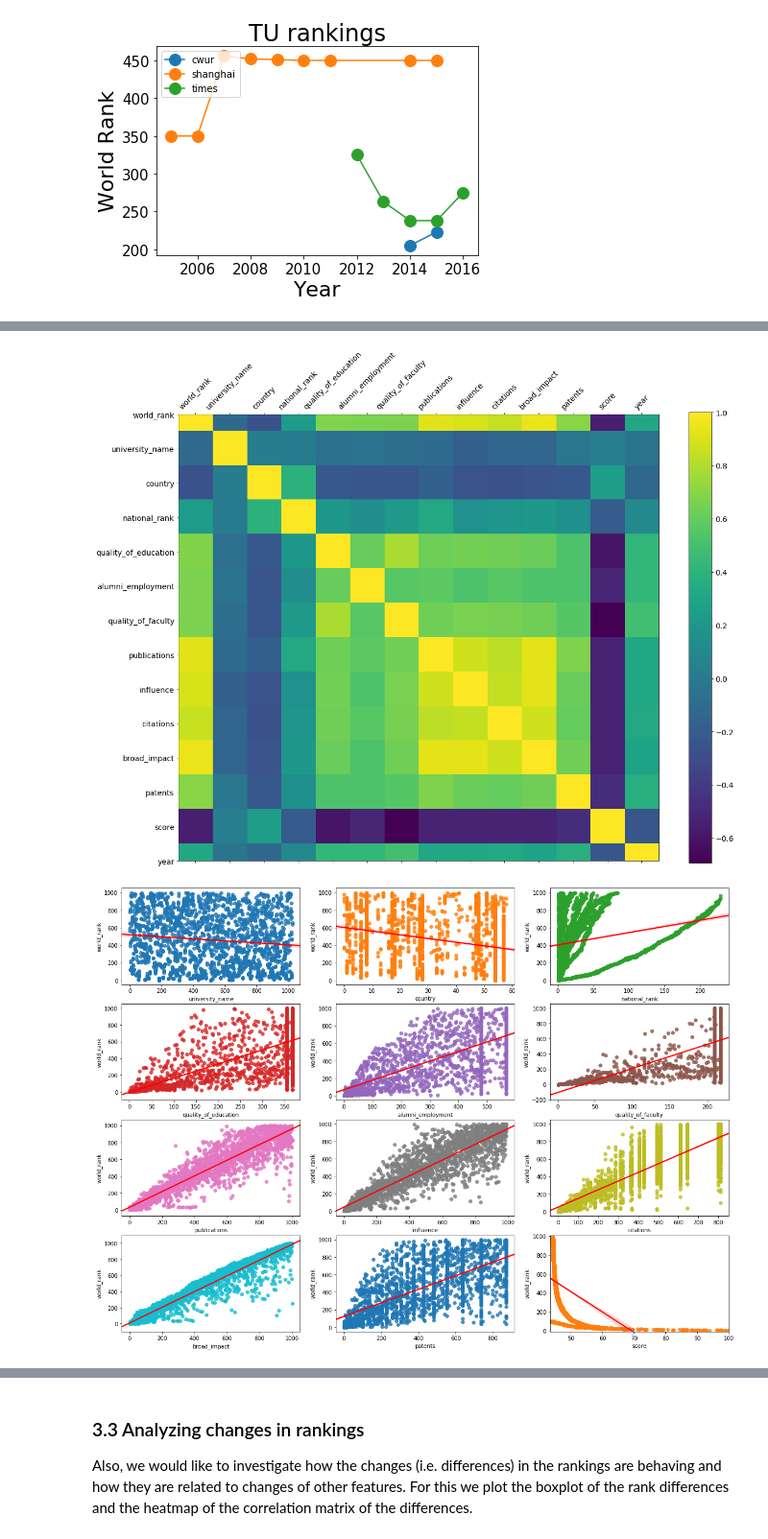
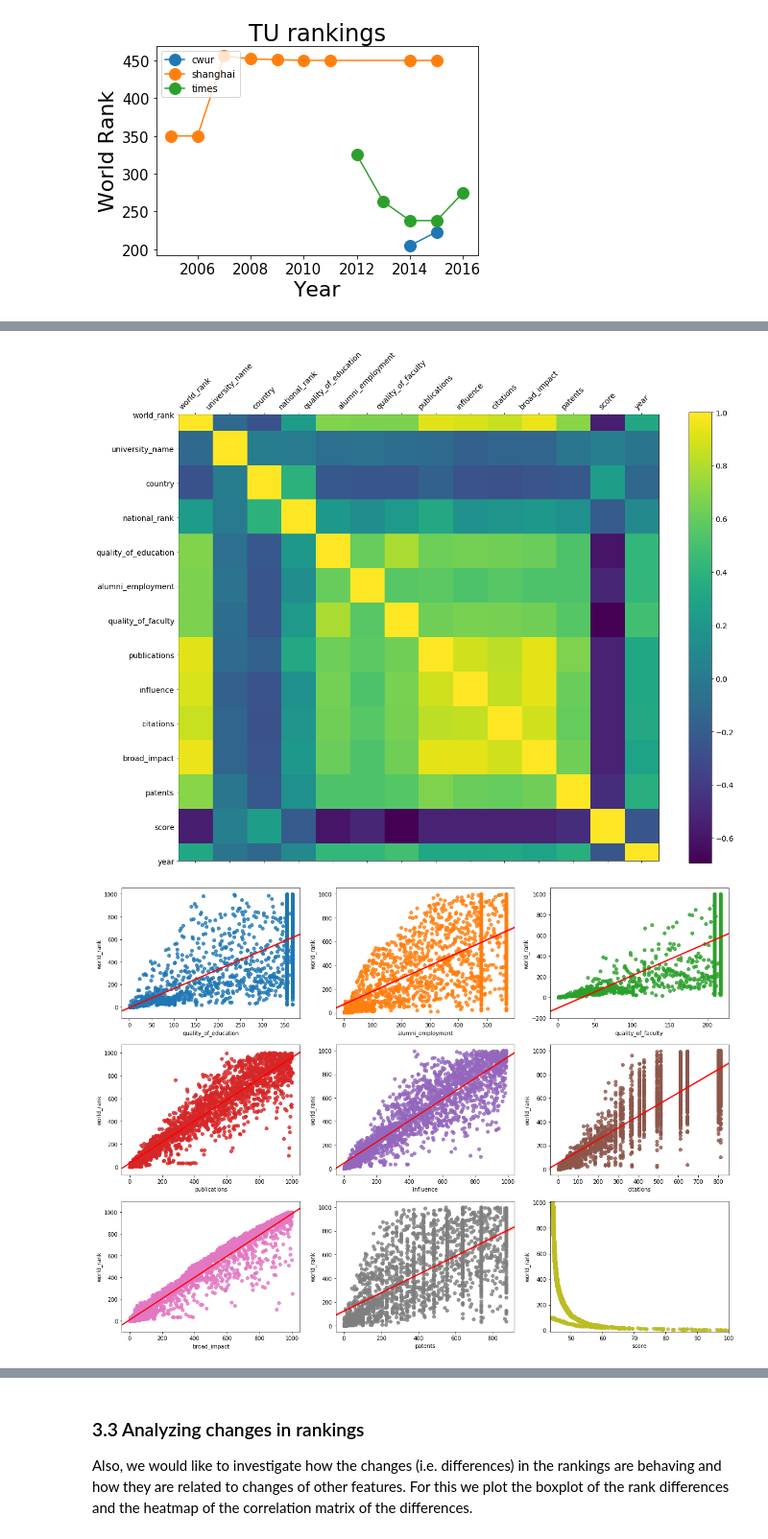
Before and after one commit to AjayvirS/uni-ranking, a Jupyter notebook: EX3_final.ipynb, the cells around one changed output, grey strips where cells are left out. Shown at 96% size. Cells and saved outputs as stored; diff of their text form; code cells hidden in the pictures.

```diff
--- a/EX3_final.ipynb
+++ b/EX3_final.ipynb
@@ -608,38 +614,35 @@ The main goal here is to get an overview over the CWUR dataset. In particular, w
 # %%
 #Visualize Data
 
 #Heatmap
 fig1 = plt.figure(figsize=(20, 15))
 plt.matshow(cwur_imputed_enc.corr(), fignum=fig1.number)
 plt.xticks(range(cwur_imputed_enc.shape[1]), cwur_imputed_enc.columns, fontsize=14, rotation=45)
 plt.yticks(range(cwur_imputed_enc.shape[1]), cwur_imputed_enc.columns, fontsize=14)
 cb = plt.colorbar()
 cb.ax.tick_params(labelsize=14)
 
 #scatterplots vs. world rank
 
-fig2, axs = plt.subplots(nrows=4, ncols=3, figsize=(20, 15))
+fig2, axs = plt.subplots(nrows=3, ncols=3, figsize=(20, 15))
 
-sb.regplot(y='world_rank', x='university_name', data=cwur_imputed_enc,  line_kws = {'color':'red'}, ax=axs[0,0])
-sb.regplot(y='world_rank', x='country', data=cwur_imputed_enc,  line_kws = {'color':'red'}, ax=axs[0,1])
-sb.regplot(y='world_rank', x='national_rank', data=cwur_imputed_enc,  line_kws = {'color':'red'}, ax=axs[0,2])
 
-sb.regplot(y='world_rank', x='quality_of_education', data=cwur_imputed_enc,  line_kws = {'color':'red'}, ax=axs[1,0])
-sb.regplot(y='world_rank', x='alumni_employment', data=cwur_imputed_enc,  line_kws = {'color':'red'}, ax=axs[1,1])
-sb.regplot(y='world_rank', x='quality_of_faculty', data=cwur_imputed_enc,  line_kws = {'color':'red'}, ax=axs[1,2])
+sb.regplot(y='world_rank', x='quality_of_education', data=cwur_imputed_enc,  line_kws = {'color':'red'}, ax=axs[0,0])
+sb.regplot(y='world_rank', x='alumni_employment', data=cwur_imputed_enc,  line_kws = {'color':'red'}, ax=axs[0,1])
+sb.regplot(y='world_rank', x='quality_of_faculty', data=cwur_imputed_enc,  line_kws = {'color':'red'}, ax=axs[0,2])
 
-sb.regplot(y='world_rank', x='publications', data=cwur_imputed_enc,  line_kws = {'color':'red'}, ax=axs[2,0])
-sb.regplot(y='world_rank', x='influence', data=cwur_imputed_enc,  line_kws = {'color':'red'}, ax=axs[2,1])
-sb.regplot(y='world_rank', x='citations', data=cwur_imputed_enc,  line_kws = {'color':'red'}, ax=axs[2,2])
+sb.regplot(y='world_rank', x='publications', data=cwur_imputed_enc,  line_kws = {'color':'red'}, ax=axs[1,0])
+sb.regplot(y='world_rank', x='influence', data=cwur_imputed_enc,  line_kws = {'color':'red'}, ax=axs[1,1])
+sb.regplot(y='world_rank', x='citations', data=cwur_imputed_enc,  line_kws = {'color':'red'}, ax=axs[1,2])
 
-sb.regplot(y='world_rank', x='broad_impact', data=cwur_imputed_enc,  line_kws = {'color':'red'}, ax=axs[3,0])
-sb.regplot(y='world_rank', x='patents', data=cwur_imputed_enc,  line_kws = {'color':'red'}, ax=axs[3,1])
-sb.regplot(y='world_rank', x='score', data=cwur_imputed_enc,  line_kws = {'color':'red'}, ax=axs[3,2])
-axs[3,2].set(xlim=(cwur_imputed_enc['score'].min(), cwur_imputed_enc['score'].max()))
-axs[3,2].set(ylim=(cwur_imputed_enc['world_rank'].min()-10, cwur_imputed_enc['world_rank'].max()+10))
+sb.regplot(y='world_rank', x='broad_impact', data=cwur_imputed_enc,  line_kws = {'color':'red'}, ax=axs[2,0])
+sb.regplot(y='world_rank', x='patents', data=cwur_imputed_enc,  line_kws = {'color':'red'}, ax=axs[2,1])
+sb.regplot(y='world_rank', x='score', data=cwur_imputed_enc, ax=axs[2,2], fit_reg=False)
+axs[2,2].set(xlim=(cwur_imputed_enc['score'].min(), cwur_imputed_enc['score'].max()))
+axs[2,2].set(ylim=(cwur_imputed_enc['world_rank'].min()-10, cwur_imputed_enc['world_rank'].max()+10))
 
 fig1.savefig('graphs/world_uni_hm.png', bbox_inches = 'tight')
-fig1.savefig('graphs/rank_scatterplot.png', bbox_inches = 'tight')
+fig2.savefig('graphs/rank_scatterplot.png', bbox_inches = 'tight')
 # %% [output]
 [figure]
-[figure, old version]
+[figure, new version]
```
Also changed, not shown: parts of 17 cells of this notebook.
